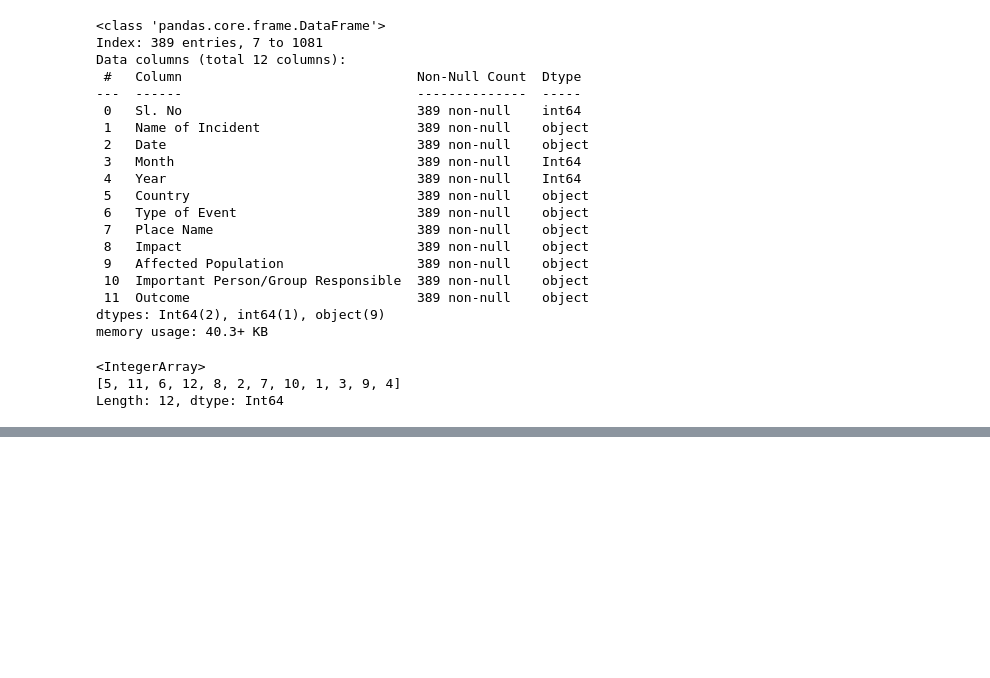
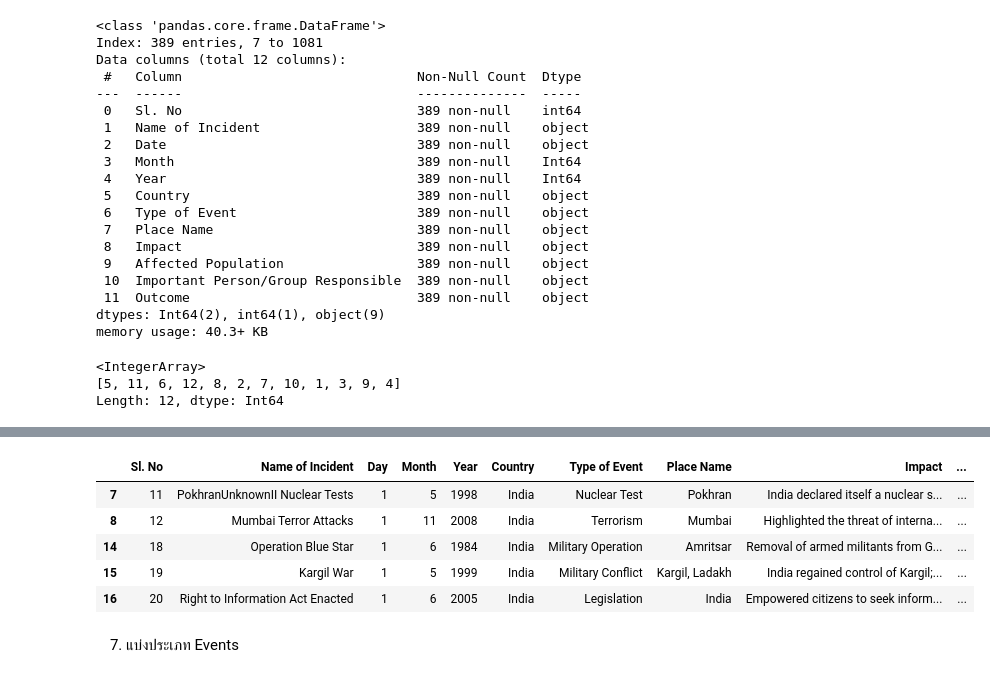
Before and after one commit to WornWolf/DataSci_Project_2026, a Jupyter notebook: clean_dayEvent.ipynb, the cells around one changed output, grey strips where cells are left out. Saved outputs shown, nothing was run; the diff lists cells and outputs as text; code cells hidden in the pictures; blank space fills up the shorter version.

```diff
--- a/clean_dayEvent.ipynb
+++ b/clean_dayEvent.ipynb
@@ -231,0 +310,11 @@ Length: 12, dtype: Int64
+# %%
+filtered_dayEvents.head()
+# %% [output]
+|  | Sl. No | Name of Incident | Day | Month | Year | Country | Type of Event | Place Name | Impact | ... |
+| 7 | 11 | PokhranUnknownII Nuclear Tests | 1 | 5 | 1998 | India | Nuclear Test | Pokhran | India declared itself a nuclear s... | ... |
+| 8 | 12 | Mumbai Terror Attacks | 1 | 11 | 2008 | India | Terrorism | Mumbai | Highlighted the threat of interna... | ... |
+| 14 | 18 | Operation Blue Star | 1 | 6 | 1984 | India | Military Operation | Amritsar | Removal of armed militants from G... | ... |
+| 15 | 19 | Kargil War | 1 | 5 | 1999 | India | Military Conflict | Kargil, Ladakh | India regained control of Kargil;... | ... |
+| 16 | 20 | Right to Information Act Enacted | 1 | 6 | 2005 | India | Legislation | India | Empowered citizens to seek inform... | ... |
+# %% [markdown]
+7. แบ่งประเภท Events
```
Also changed, not shown: parts of 16 cells of this notebook, 3 other files.
